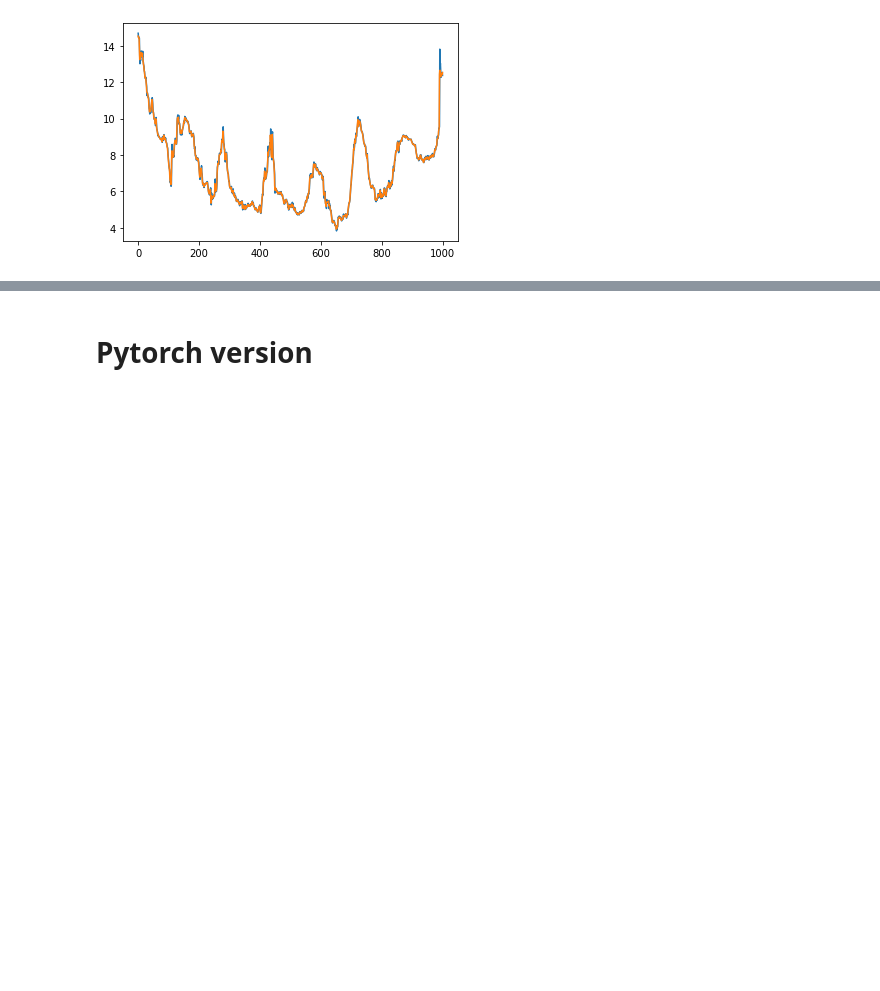
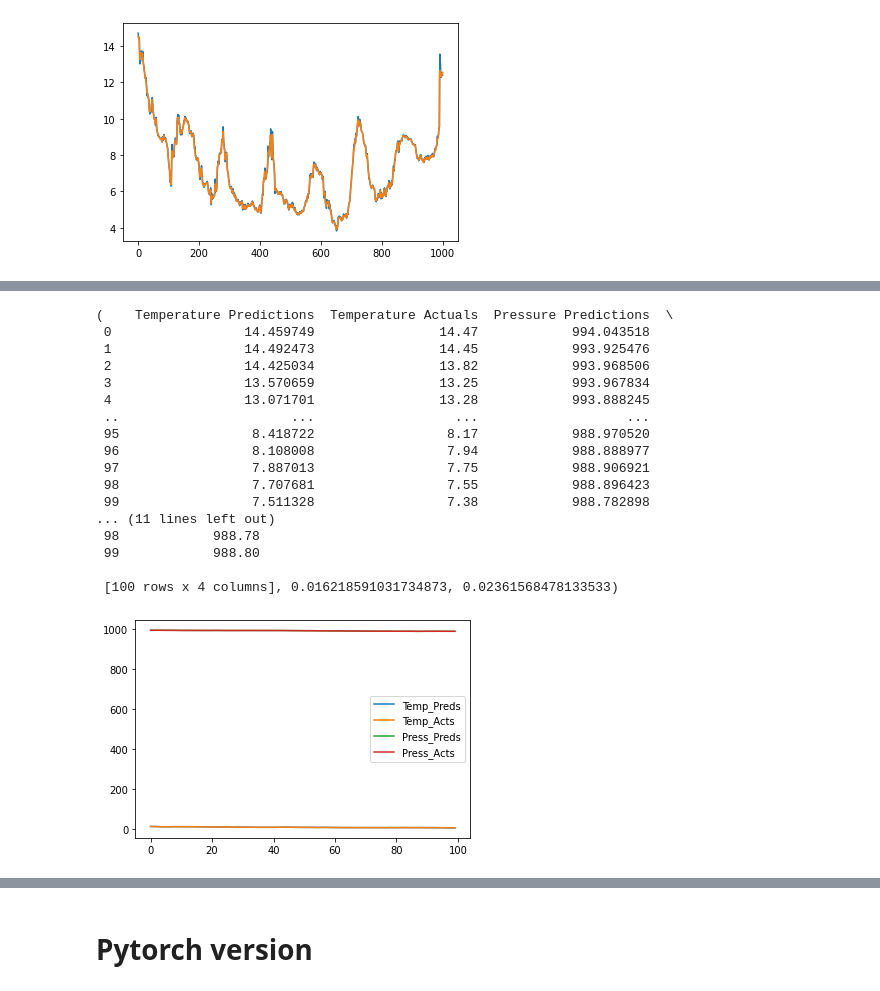
Before and after one commit to kpup1710/Time-Series, a Jupyter notebook: TSF_with_LSTM.ipynb, the cells around one changed output, grey strips where cells are left out. Drawn from its saved outputs; the diff is of its cells as text; code cells hidden in the pictures; blank space fills up the shorter version.

```diff
--- a/TSF_with_LSTM.ipynb
+++ b/TSF_with_LSTM.ipynb
@@ -232,0 +685,28 @@ plt.plot(test_results['Actuals'][:1000])
+# %%
+def postprocess_temp(arr):
+  arr = (arr*temp_training_std3) + temp_training_mean3
+  return arr
+
+def postprocess_p(arr):
+  arr = (arr*p_training_std3) + p_training_mean3
+  return arr
+# %%
+def plot_predictions2(model, X, y, start=0, end=100):
+  predictions = model.predict(X)
+  p_preds, temp_preds = postprocess_p(predictions[:, 0]), postprocess_temp(predictions[:, 1])
+  p_actuals, temp_actuals = postprocess_p(y[:, 0]), postprocess_temp(y[:, 1])
+  df = pd.DataFrame(data={'Temperature Predictions': temp_preds,
+                          'Temperature Actuals':temp_actuals,
+                          'Pressure Predictions': p_preds,
+                          'Pressure Actuals': p_actuals
+                          })
+  plt.plot(df['Temperature Predictions'][start:end], label='Temp_Preds')
+  plt.plot(df['Temperature Actuals'][start:end], label='Temp_Acts')
+  plt.plot(df['Pressure Predictions'][start:end], label='Press_Preds')
+  plt.plot(df['Pressure Actuals'][start:end], label='Press_Acts')
+  plt.legend()
+  return df[start:end], mse(p_actuals, p_preds), mse(temp_actuals, temp_preds)
+# %%
+post_processed_df = plot_predictions2(model5, X_test3, y_test3)
+post_processed_df
+# %% [output]
@@ -232,0 +714,18 @@ plt.plot(test_results['Actuals'][:1000])
+(    Temperature Predictions  Temperature Actuals  Pressure Predictions  \
+ 0                 14.459749                14.47            994.043518
+ 1                 14.492473                14.45            993.925476
+ 2                 14.425034                13.82            993.968506
+ 3                 13.570659                13.25            993.967834
+ 4                 13.071701                13.28            993.888245
+ ..                      ...                  ...                   ...
+ 95                 8.418722                 8.17            988.970520
+ 96                 8.108008                 7.94            988.888977
+ 97                 7.887013                 7.75            988.906921
+ 98                 7.707681                 7.55            988.896423
+ 99                 7.511328                 7.38            988.782898
+... (11 lines left out)
+ 98            988.78
+ 99            988.80
+
+ [100 rows x 4 columns], 0.016218591031734873, 0.02361568478133533)
+[figure, added]
```
Also changed, not shown: parts of 63 cells of this notebook.
